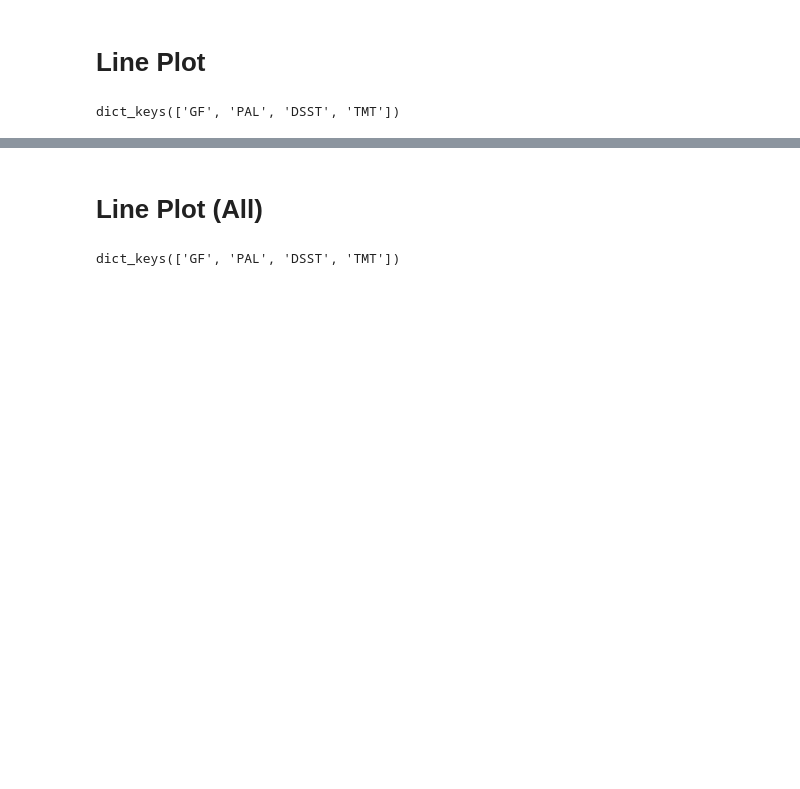
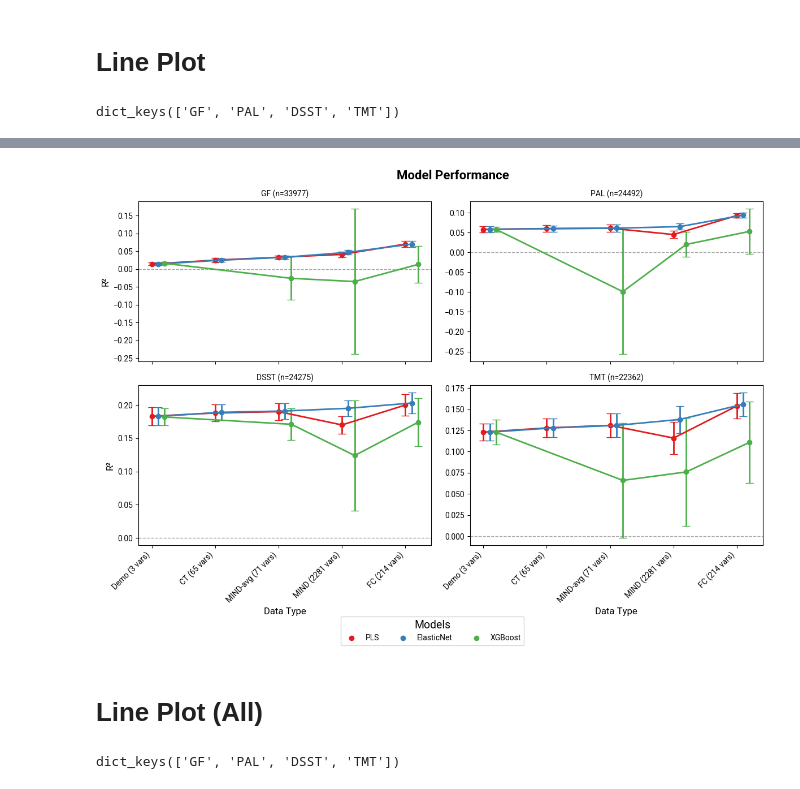
Before and after one commit to bailey168/MIND_models, a Jupyter notebook: visualization/plot_models.ipynb, the cells around one changed output, grey strips where cells are left out. Cells and saved outputs as stored; diff of their text form; code cells hidden in the pictures; blank space fills up the shorter version.

```diff
--- a/visualization/plot_models.ipynb
+++ b/visualization/plot_models.ipynb
@@ -104,3 +130,95 @@ plt.show()
+# %%
+fig, axes = plt.subplots(2, 2, figsize=(12, 8))
+axes = axes.flatten()  # Convert 2D array to 1D for easier indexing
+
+data_order = ['Demo', 'CT', 'MIND-avg', 'MIND', 'FC']
+
+# Number of variables for each data type
+num_vars = {'Demo': 3, 'CT': 65, 'MIND-avg': 71, 'MIND': 2281, 'FC': 214}
+
+# Create labels with variable counts
+data_labels = [f'{data_type} ({num_vars[data_type]} vars)' for data_type in data_order]
+
+# Sample sizes for each subplot
+sample_sizes = [33977, 24492, 24275, 22362]
+
+# Get handles and labels from the first subplot for the legend
+handles, labels = None, None
+
+for idx, (sheet_name, df) in enumerate(sheets.items()):
+    ax = axes[idx]
+
+    unique_models = df[model_col].unique()
+    colors = plt.cm.Set1(range(len(unique_models)))
+
+    base_positions = range(len(data_order))
+    shift_amount = 0.1
+
+    for i, model in enumerate(unique_models):
+        model_df = df[df[model_col] == model]
+
+        x_positions = []
+        y_values = []
+        y_errors = []
+
+        shifted_position = [pos + i * shift_amount for pos in base_positions]
+
+        for j, data_type in enumerate(data_order):
+            row = model_df[model_df[data_col] == data_type]
+            if not row.empty:
+                x_positions.append(shifted_position[j])
+                y_values.append(row[r2_col].iloc[0])
+                y_errors.append(row[std_col].iloc[0])
+
+        ax.errorbar(x_positions, y_values, yerr=y_errors,
+                   label=model, color=colors[i], marker='o',
+                   capsize=5, linewidth=2, markersize=6)
+
+    # Store handles and labels from the first subplot
+    if idx == 0:
+        handles, labels = ax.get_legend_handles_labels()
+
+    # ax.set_ylim(0, 0.25)
+    if idx >= 2:  # Only add x-axis labels for bottom plots (indices 2 and 3)
+        ax.set_xlabel('Data Type', fontsize=12, fontproperties=roboto_prop)
+        ax.set_xticks(base_positions)
+        ax.set_xticklabels(data_labels, rotation=45, ha='right', fontsize=12, fontproperties=roboto_prop)
+    else:  # Remove x-axis labels for top plots (indices 0 and 1)
+        ax.set_xticks(base_positions)
+        ax.set_xticklabels([])
+
+    # Only add y-axis labels for left plots (indices 0 and 2)
+    if idx % 2 == 0:
+        ax.set_ylabel('R²', fontsize=12, fontproperties=roboto_prop)
+
+    ax.set_title(f'{sheet_name} (n={sample_sizes[idx]})', fontsize=16, fontproperties=roboto_prop)
+
+    # Add dotted horizontal line at y=0
+    ax.axhline(y=0, color='gray', linestyle='--', alpha=0.7, linewidth=1)
+
+    # Remove individual legends
+    # ax.legend(title='Models', fontsize=8)
+
+# Add overall title to the figure
+fig.suptitle('Model Performance', fontsize=16, x=0.53, y=0.98, fontproperties=roboto_bold_prop)
+
+custom_handles = [Line2D([0], [0], marker='o', color='w', markerfacecolor=colors[i],
+                        markersize=8, label=label) for i, label in enumerate(labels)]
+
+fig.legend(custom_handles, labels, title='Models', loc='lower center', bbox_to_anchor=(0.5, -0.08),
+          fontsize=14, title_fontsize=14, prop=roboto_prop, ncol=len(labels))
+
+plt.tight_layout()
+
+# Add some padding at the bottom for the legend
+plt.subplots_adjust(bottom=0.15)
+
+plt.savefig('/Users/baileyng/MIND_data/Aria Poster Figure/model_performance.png',
+            dpi=600, bbox_inches='tight', transparent=True, facecolor='none')
+
+plt.show()
+# %% [output]
+[figure, added]
 # %% [markdown]
 # Line Plot (All)
 # %%
```
Also changed, not shown: parts of 4 cells of this notebook.
